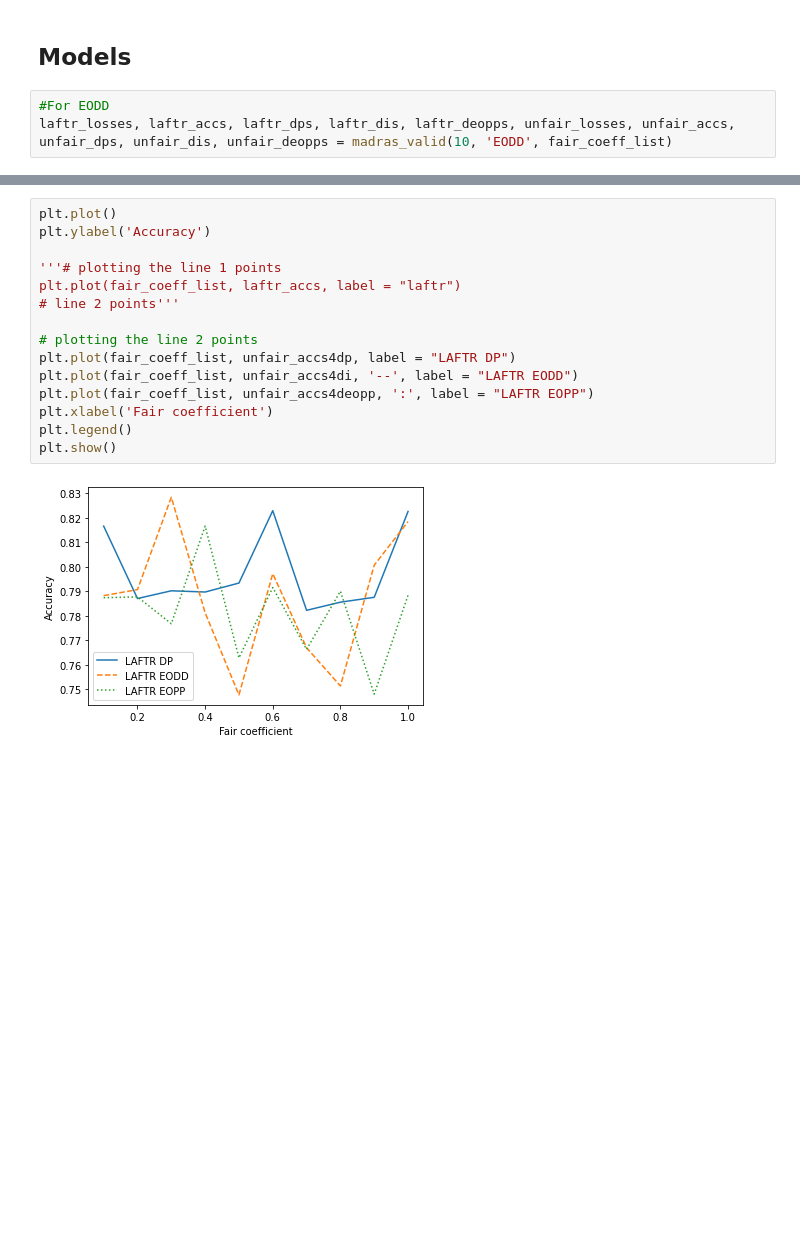
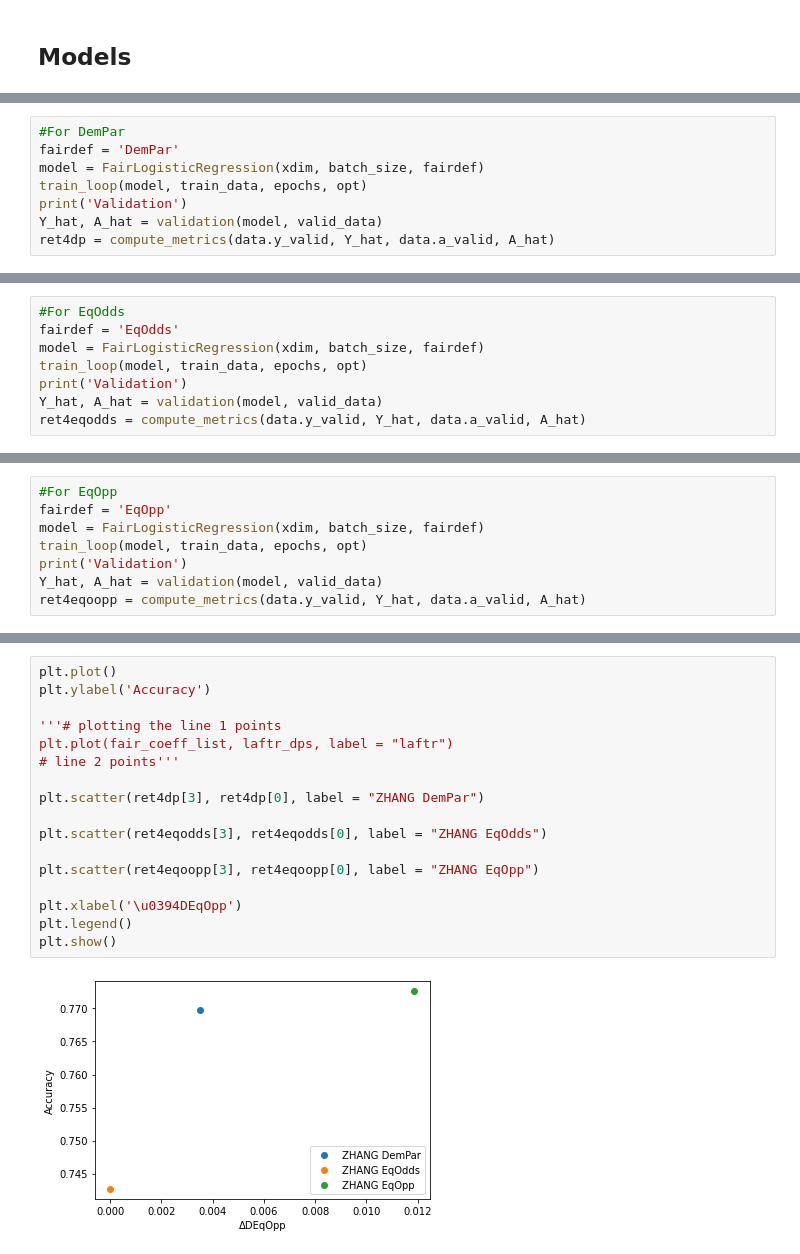
Before and after one commit to limafernando/falsb, a Jupyter notebook: zhang.ipynb, the cells around one changed output, grey strips where cells are left out. Cells and saved outputs as stored; diff of their text form; blank space fills up the shorter version.

Commit message:
Refactoring the metrics' measurement in training and validation steps

```diff
--- a/zhang.ipynb
+++ b/zhang.ipynb
@@ -248,5 +397,2 @@ ret=validation(model, valid_data)
 # %% [markdown]
 ## Models
-# %%
-#For EODD
-laftr_losses, laftr_accs, laftr_dps, laftr_dis, laftr_deopps, unfair_losses, unfair_accs, unfair_dps, unfair_dis, unfair_deopps = madras_valid(10, 'EODD', fair_coeff_list)
@@ -268,0 +399,8 @@ sorted_unfair_deopps4di, sorted_unfair_accs_eopps4di = zip(*laftr4di)
+# %%
+#For DemPar
+fairdef = 'DemPar'
+model = FairLogisticRegression(xdim, batch_size, fairdef)
+train_loop(model, train_data, epochs, opt)
+print('Validation')
+Y_hat, A_hat = validation(model, valid_data)
+ret4dp = compute_metrics(data.y_valid, Y_hat, data.a_valid, A_hat)
@@ -268,0 +425,8 @@ sorted_unfair_deopps4di, sorted_unfair_accs_eopps4di = zip(*laftr4di)
+# %%
+#For EqOdds
+fairdef = 'EqOdds'
+model = FairLogisticRegression(xdim, batch_size, fairdef)
+train_loop(model, train_data, epochs, opt)
+print('Validation')
+Y_hat, A_hat = validation(model, valid_data)
+ret4eqodds = compute_metrics(data.y_valid, Y_hat, data.a_valid, A_hat)
@@ -268,0 +451,8 @@ sorted_unfair_deopps4di, sorted_unfair_accs_eopps4di = zip(*laftr4di)
+# %%
+#For EqOpp
+fairdef = 'EqOpp'
+model = FairLogisticRegression(xdim, batch_size, fairdef)
+train_loop(model, train_data, epochs, opt)
+print('Validation')
+Y_hat, A_hat = validation(model, valid_data)
+ret4eqoopp = compute_metrics(data.y_valid, Y_hat, data.a_valid, A_hat)
@@ -269,17 +541,19 @@ sorted_unfair_deopps4di, sorted_unfair_accs_eopps4di = zip(*laftr4di)
 # %%
 plt.plot()
 plt.ylabel('Accuracy')
 
 '''# plotting the line 1 points
-plt.plot(fair_coeff_list, laftr_accs, label = "laftr")
+plt.plot(fair_coeff_list, laftr_dps, label = "laftr")
 # line 2 points'''
 
-# plotting the line 2 points
-plt.plot(fair_coeff_list, unfair_accs4dp, label = "LAFTR DP")
-plt.plot(fair_coeff_list, unfair_accs4di, '--', label = "LAFTR EODD")
-plt.plot(fair_coeff_list, unfair_accs4deopp, ':', label = "LAFTR EOPP")
-plt.xlabel('Fair coefficient')
+plt.scatter(ret4dp[3], ret4dp[0], label = "ZHANG DemPar")
+
+plt.scatter(ret4eqodds[3], ret4eqodds[0], label = "ZHANG EqOdds")
+
+plt.scatter(ret4eqoopp[3], ret4eqoopp[0], label = "ZHANG EqOpp")
+
+plt.xlabel('\u0394DEqOpp')
 plt.legend()
 plt.show()
 # %% [output]
-[figure, old version]
+[figure, new version]
```
Also changed, not shown: parts of 29 cells of this notebook, 1 other file.
